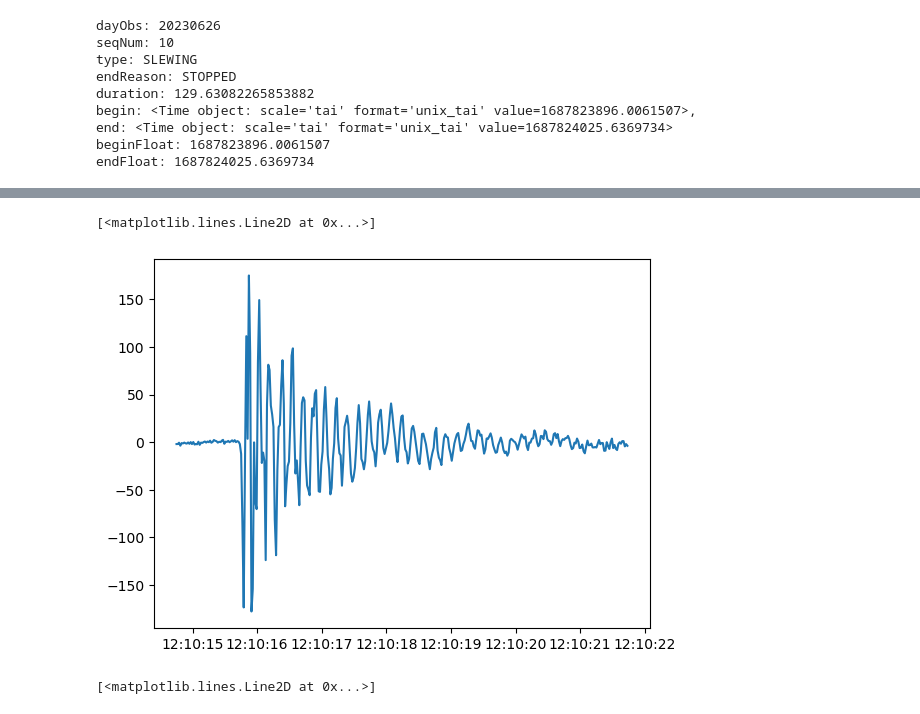
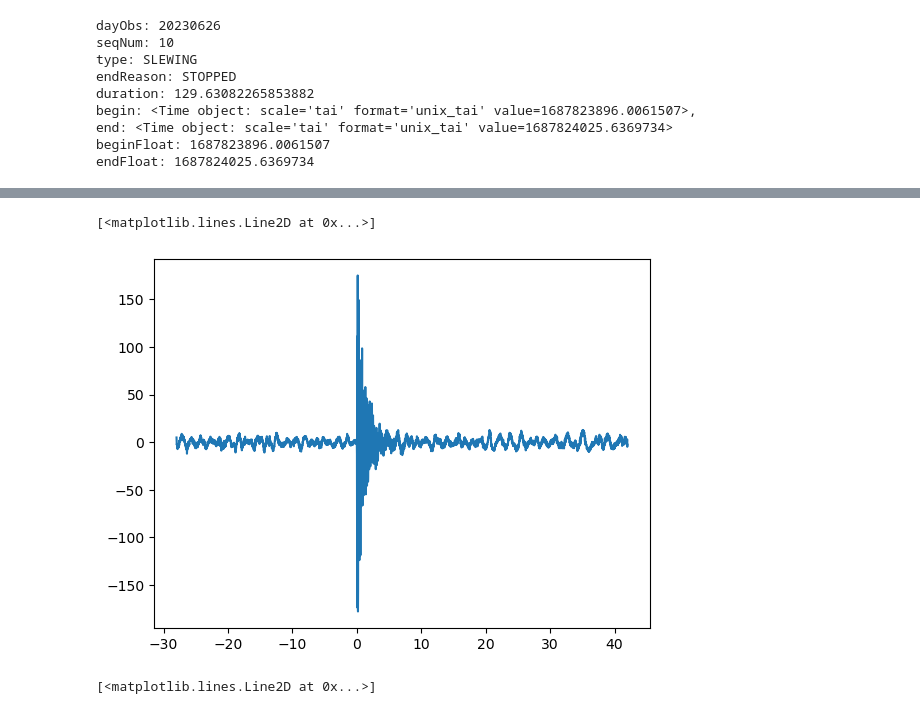
Before and after one commit to psferguson/psferguson_sitcom, a Jupyter notebook: projects/m1m3/hp_oscillations_during_slew/notebooks/decay_oscilation_fft.ipynb, the cells around one changed output, grey strips where cells are left out. Drawn from its saved outputs; the diff is of its cells as text; code cells hidden in the pictures.

```diff
--- a/projects/m1m3/hp_oscillations_during_slew/notebooks/decay_oscilation_fft.ipynb
+++ b/projects/m1m3/hp_oscillations_during_slew/notebooks/decay_oscilation_fft.ipynb
@@ -71,7 +123,8 @@ Type:      function
 # %%
 #df_mtmount_el_0=getEfdData(client,'lsst.sal.MTMount.elevation',  begin=event_time, end=event_time, prePadding=3, postPadding=4)
+prePadding=40
 df_m1m3_hp_0=getEfdData(client,"lsst.sal.MTM1M3.hardpointActuatorData",
                         begin=event_time,
                         end=event_time,
-                        prePadding=3,
-                        postPadding=4)
+                        prePadding=prePadding,
+                        postPadding=40)
@@ -78,8 +179,9 @@ df_m1m3_hp_0=getEfdData(client,"lsst.sal.MTM1M3.hardpointActuatorData",
 # %%
-plt.plot(df_m1m3_hp_0.index,df_m1m3_hp_0["measuredForce0"])
+plt.plot(df_m1m3_hp_0["private_efdStamp"] - df_m1m3_hp_0["private_efdStamp"][0] -28,
+         df_m1m3_hp_0["measuredForce0"])
 # %% [output]
 [<matplotlib.lines.Line2D at 0x...>]
-[figure, old version]
+[figure, new version]
 # %%
 df_mtmount_elevation=getEfdData(client,"lsst.sal.MTMount.elevation",
                         event=slews[47],
```
Also changed, not shown: parts of 9 cells of this notebook, 4 other files.
